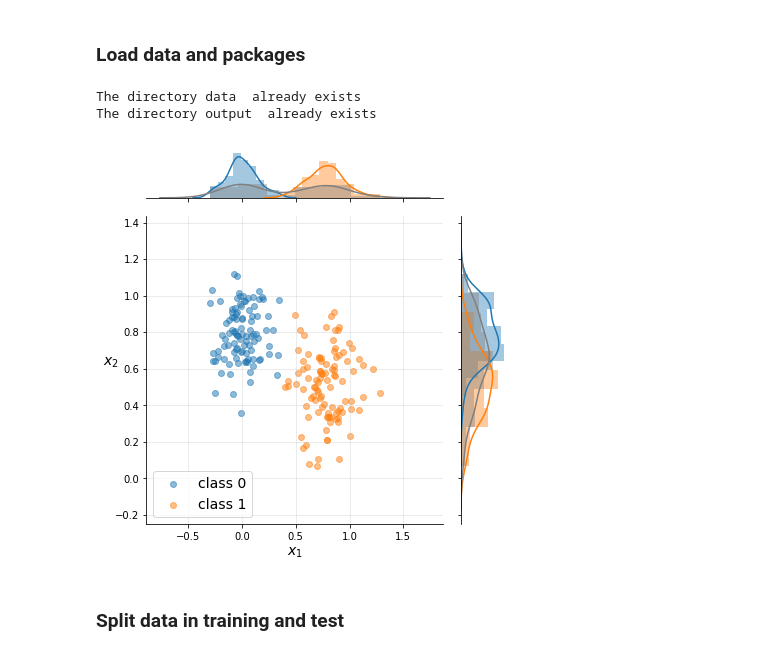
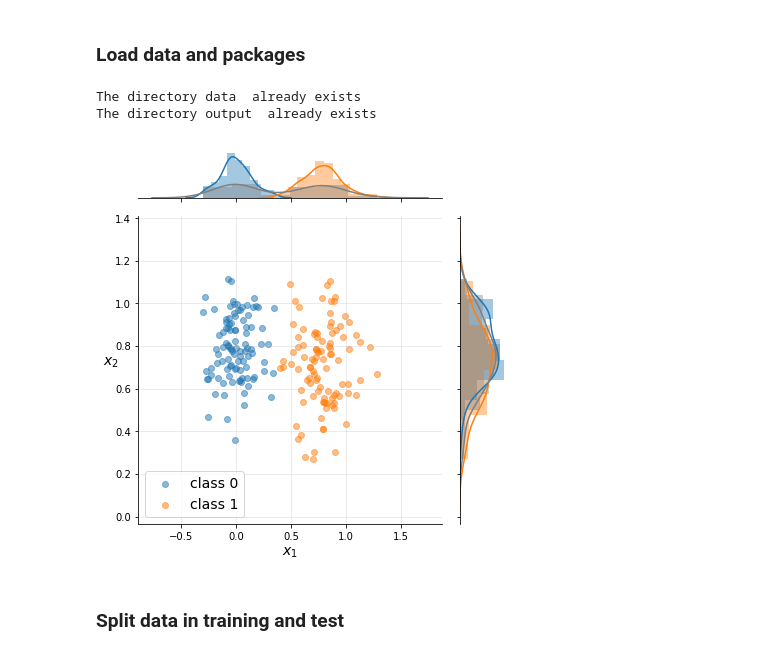
Before and after one commit to amacaluso/Quantum-Ensemble-for-Classification, a Jupyter notebook: notebooks/ensemble_vs_single.ipynb, the cells around one changed output. Saved outputs shown, nothing was run; the diff lists cells and outputs as text; code cells hidden in the pictures.

```diff
--- a/notebooks/ensemble_vs_single.ipynb
+++ b/notebooks/ensemble_vs_single.ipynb
@@ -5,23 +5,23 @@
 # %%
 import sys
 
 sys.path.insert(1, '../')
 
 from Utils import *
 from modeling import *
 
 create_dir('data')
 create_dir('output')
 
 seed = 2
 
 np.random.seed(seed)
 
-X, y = load_data(centers=[[.0, .8], [.8, .5]], n=200, std=[.15, .2])
+X, y = load_data(centers=[[.0, .8], [.8, .7]], n=200, std=[.15, .2])
 # %% [output]
 The directory data  already exists
 The directory output  already exists
-[figure, old version]
+[figure, new version]
 # %% [markdown]
 ### Split data in training and test
 # %%
```
Also changed, not shown: 2 other files.
